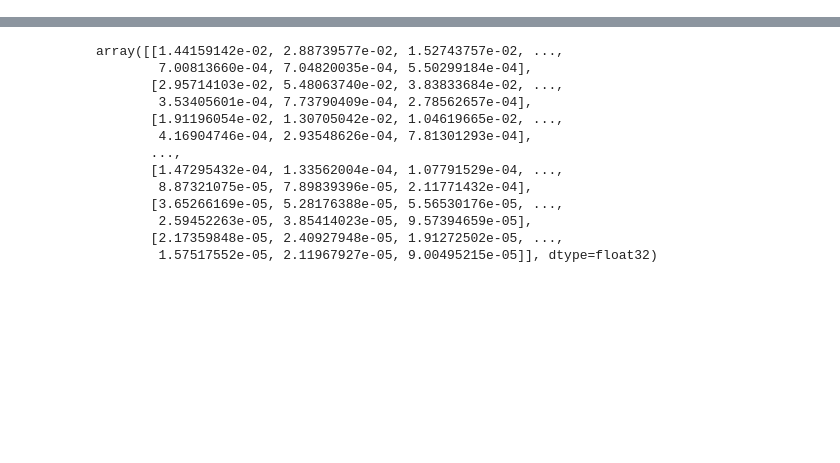
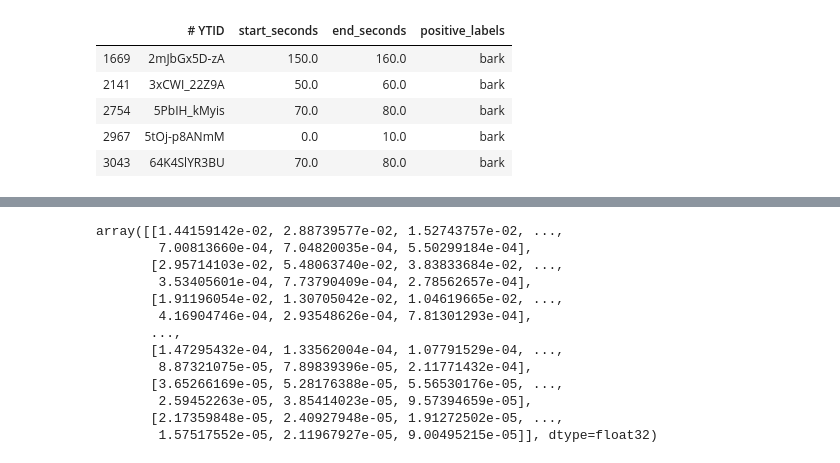
Before and after one commit to jlehnersd/audio_recognition, a Jupyter notebook: tl_eda.ipynb, the cells around one changed output, grey strips where cells are left out. Saved outputs shown, nothing was run; the diff lists cells and outputs as text; code cells hidden in the pictures; blank space fills up the shorter version.

```diff
--- a/tl_eda.ipynb
+++ b/tl_eda.ipynb
@@ -68,0 +19,6 @@ testdf
+# %%
+df_train      = pd.read_csv('balanced_train_segments.csv', sep=', ', skiprows=2, engine='python')
+df_eval       = pd.read_csv('eval_segments.csv', sep=', ', skiprows=2, engine='python')
+#df_unbalanced = pd.read_csv('unbalanced_train_segments.csv', skiprows=2, engine='python')
+
+df = pd.concat([df_train, df_eval])
@@ -68,0 +50,31 @@ testdf
+# %%
+df_footsteps = df[df.positive_labels.str.contains(footsteps)]
+df_gasp = df[df.positive_labels.str.contains(gasp)]
+df_whistle = df[df.positive_labels.str.contains(whistle)]
+df_sigh = df[df.positive_labels.str.contains(sigh)]
+df_bark = df[df.positive_labels.str.contains(bark)]
+df_door = df[df.positive_labels.str.contains(door)]
+df_run = df[df.positive_labels.str.contains(run)]
+df_keys = df[df.positive_labels.str.contains(keys)]
+df_scissors = df[df.positive_labels.str.contains(scissors)]
+df_keyboard = df[df.positive_labels.str.contains(keyboard)]
+# %%
+df_footsteps.loc[:,'positive_labels'] = ' footsteps'
+df_gasp.loc[:,'positive_labels']      = ' gasp'
+df_whistle.loc[:,'positive_labels']   = ' whistle'
+df_sigh.loc[:,'positive_labels']      = ' sigh'
+df_bark.loc[:,'positive_labels']      = ' bark'
+df_door.loc[:,'positive_labels']      = ' door'
+df_run.loc[:,'positive_labels']       = ' run'
+df_keys.loc[:,'positive_labels']      = ' keys'
+df_scissors.loc[:,'positive_labels']  = ' scissors'
+df_keyboard.loc[:,'positive_labels']  = ' keyboard'
+# %%
+df_bark.head()
+# %% [output]
+|  | # YTID | start_seconds | end_seconds | positive_labels |
+| 1669 | 2mJbGx5D-zA | 150.0 | 160.0 | bark |
+| 2141 | 3xCWI_22Z9A | 50.0 | 60.0 | bark |
+| 2754 | 5PbIH_kMyis | 70.0 | 80.0 | bark |
+| 2967 | 5tOj-p8ANmM | 0.0 | 10.0 | bark |
+| 3043 | 64K4SlYR3BU | 70.0 | 80.0 | bark |
```
Also changed, not shown: parts of 15 cells of this notebook, 29 other files.
